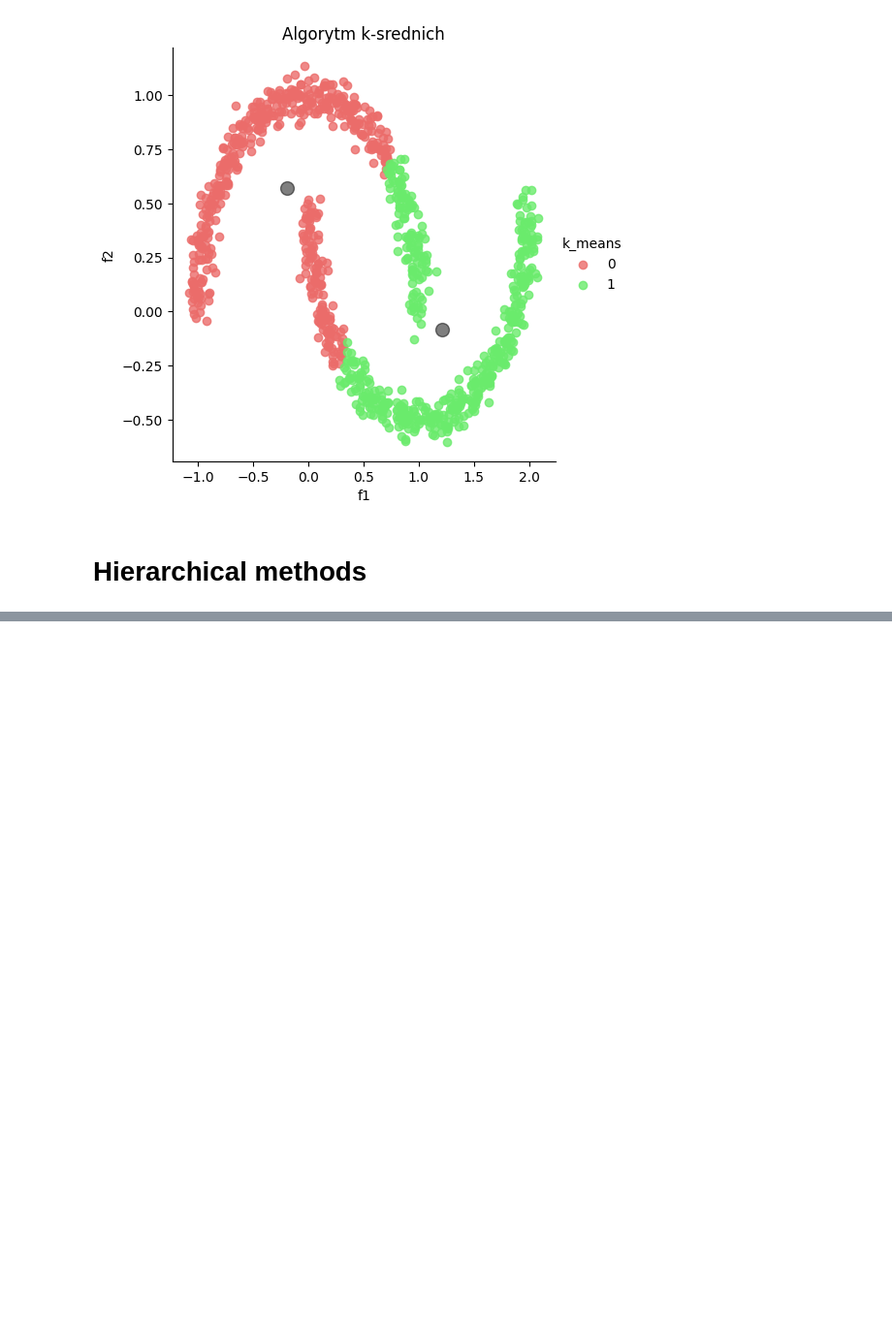
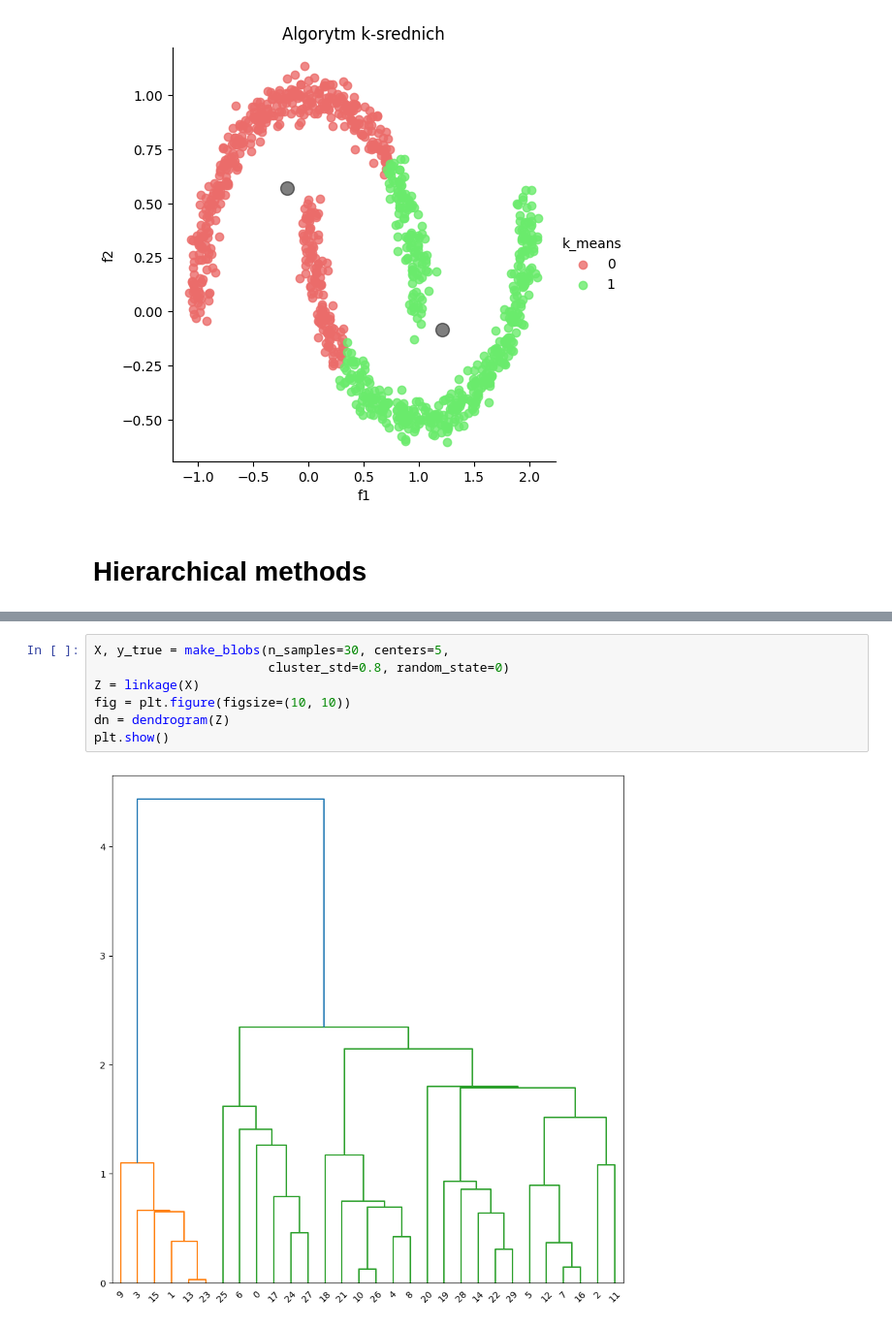
Before and after one commit to mkaniowski/machine_learning, a Jupyter notebook: Lab7/lab.ipynb, the cells around one changed output, grey strips where cells are left out. Shown at 97% size. Saved outputs shown, nothing was run; the diff lists cells and outputs as text; blank space fills up the shorter version.

```diff
--- a/Lab7/lab.ipynb
+++ b/Lab7/lab.ipynb
@@ -140,0 +163,9 @@ plt.show()
+# %%
+X, y_true = make_blobs(n_samples=30, centers=5,
+                       cluster_std=0.8, random_state=0)
+Z = linkage(X)
+fig = plt.figure(figsize=(10, 10))
+dn = dendrogram(Z)
+plt.show()
+# %% [output]
+[figure, added]
```
Also changed, not shown: parts of 15 cells of this notebook, 1 other file.
